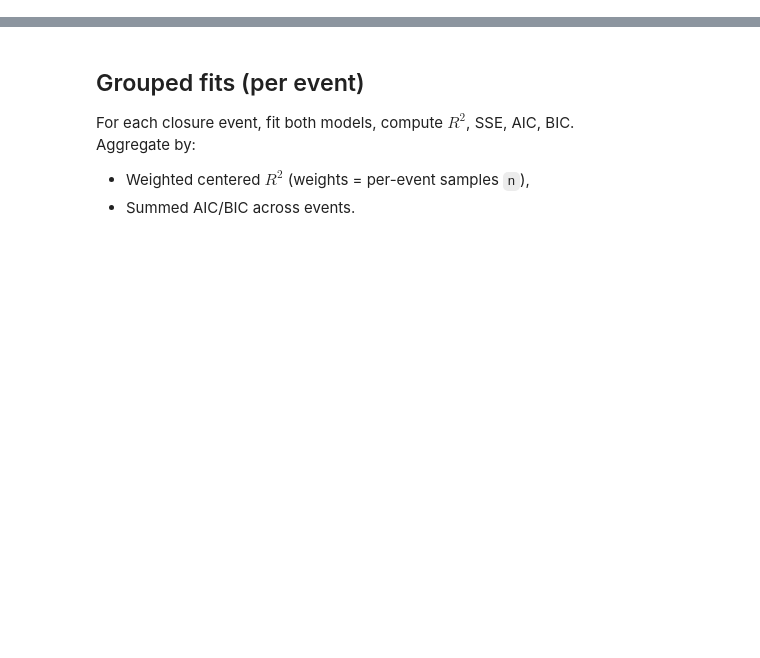
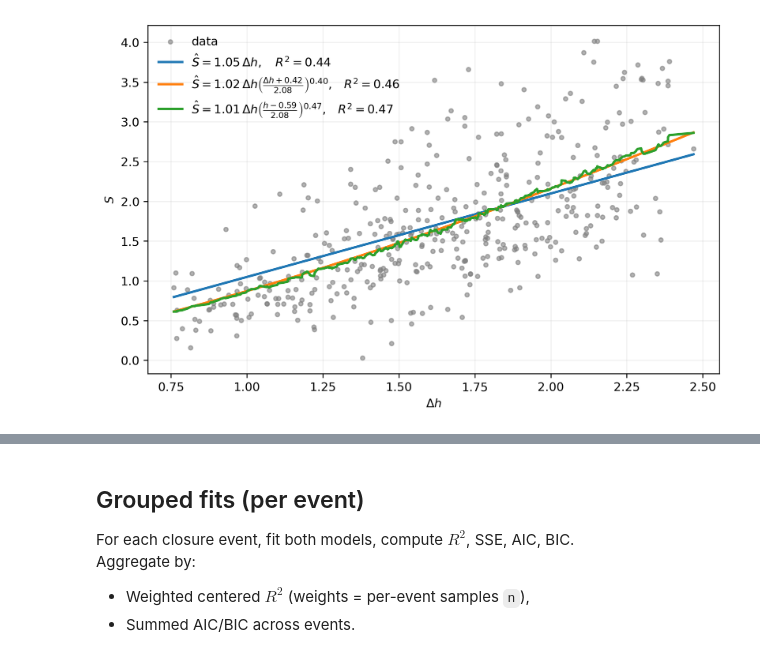
Before and after one commit to octavia-crompton/russian-river-seepage, a Jupyter notebook: notebooks/Seepage_vs_DeltaH_model_fits_updates.ipynb, the cells around one changed output, grey strips where cells are left out. Saved outputs shown, nothing was run; the diff lists cells and outputs as text; code cells hidden in the pictures; blank space fills up the shorter version.

```diff
--- a/notebooks/Seepage_vs_DeltaH_model_fits_updates.ipynb
+++ b/notebooks/Seepage_vs_DeltaH_model_fits_updates.ipynb
@@ -470,0 +829,99 @@ plt.show()
+# %%
+# subset for the panel
+df_sub = df.query("delta_h < 2.5 and delta_h > 0.75")
+
+# data arrays
+x_all = df_sub["delta_h"].to_numpy(float)
+y_all = df_sub["seepage"].to_numpy(float)
+h_all = df_sub["visitor_h"].to_numpy(float)
+
+# sort by Δh for clean lines
+order = np.argsort(x_all)
+xs = x_all[order]
+hs = h_all[order]
+
+# pooled params
+C_lin   = float(pooled_lin["C"])
+C_dh    = float(pooled_dh["C"])
+off_dh  = float(pooled_dh["offset"])
+b_dh    = float(pooled_dh["b"])
+
+C_vis   = float(pooled_vis["C"])
+off_vis = float(pooled_vis["offset"])
+b_vis   = float(pooled_vis["b"])
+
+# predictions
+ys_lin = model_linear(C_lin, xs)
+ys_dh  = model_offset_power_delta_h(C_dh,  off_dh,  b_dh,  xs, delta_h_ref)
+ys_vis = model_offset_power_visitor_h(C_vis, off_vis, b_vis, xs, hs, visitor_h_ref)
+
+# optional smoothing of visitor curve for visualization only
+try:
+    from scipy.signal import savgol_filter
+    w = max(7, int(0.02 * len(xs)) | 1)            # odd window ~2% of length
+    ys_vis_plot = savgol_filter(ys_vis, w, polyorder=2, mode="interp")
+except Exception:
+    ys_vis_plot = ys_vis
+
+# compute centered R2 on the same subset
+r2_lin = r2_centered(y_all, model_linear(C_lin, x_all))
+r2_dh  = r2_centered(y_all, model_offset_power_delta_h(C_dh, off_dh, b_dh, x_all, delta_h_ref))
+r2_vis = r2_centered(y_all, model_offset_power_visitor_h(C_vis, off_vis, b_vis, x_all, h_all, visitor_h_ref))
+
+# helper to format ±offset in LaTeX cleanly
+def fmt_pm(x):
+    s = "+" if x >= 0 else "−"  # use true minus for TeX
+    return s, abs(x)
+
+# labels (TeX-safe, with ± and R2)
+pm_dh,  off_abs_dh  = fmt_pm(off_dh)
+pm_vis, off_abs_vis = fmt_pm(off_vis)
+
+lab_lin = rf"$\hat S = {C_lin:.2f}\,\Delta h, \quad R^2={r2_lin:.2f}$"
+
+# Δh model: ((Δh + offset) / Δh_ref)^b  → write as (Δh ± |off|)/Δh_ref
+lab_dh  = (
+    rf"$\hat S = {C_dh:.2f}\,\Delta h"
+    r"\left(\frac{\Delta h" + f" {pm_dh} " + f"{off_abs_dh:.2f}"
+    + r"}{\Delta h_{\rm ref}}\right)^{"
+    + f"{b_dh:.2f}" + rf"}}, \quad \!R^2={r2_dh:.2f}$"
+)
+
+# visitor model: ((h_est + offset) / h_ref)^b  → write as (h_est ± |off|)/h_ref
+lab_vis = (
+    rf"$\hat S = {C_vis:.2f}\,\Delta h"
+    r"\left(\frac{h_{\rm est}" + f" {pm_vis} "
+    + f"{off_abs_vis:.2f}" + r"}{h_{\rm ref}}\right)^{"
+    + f"{b_vis:.2f}" + rf"}}, \quad \!R^2={r2_vis:.2f}$"
+)
+
+
+lab_dh  = (
+    rf"$\hat S = {C_dh:.2f}\,\Delta h"
+    r"\left(\frac{\Delta h+" + f"{off_dh:.2f}" + r"}{" + f"{(delta_h_ref + off_dh):.2f}"
+    + r"}\right)^{"
+ + f"{b_dh:.2f}" + rf"}}, \quad \!R^2={r2_dh:.2f}$"
+)
+
+lab_vis  = (
+    rf"$\hat S = {C_vis:.2f}\,\Delta h"
+    r"\left(\frac{ h" + f"{off_vis:.2f}" + r"}{" + f"{(visitor_h_ref + off_vis):.2f}"
+    + r"}\right)^{"
+    + f"{b_vis:.2f}" + rf"}}, \quad \!R^2={r2_vis:.2f}$"
+)
+
+# plot
+fig, ax = plt.subplots(figsize=(7.5, 4.8))
+ax.scatter(x_all, y_all, s=12, c="0.5", alpha=0.6, label="data")
+ax.plot(xs, ys_lin, lw=2, label=lab_lin)
+ax.plot(xs, ys_dh,  lw=2, label=lab_dh)
+ax.plot(xs, ys_vis_plot, lw=2, label=lab_vis)
+
+ax.set_xlabel(r"$\Delta h$")
+ax.set_ylabel(r"$S$")
+ax.legend(frameon=False, loc="upper left")
+ax.grid(alpha=0.2)
+plt.tight_layout()
+plt.show()
+# %% [output]
+[figure, added]
```
Also changed, not shown: parts of 36 cells of this notebook, 23 other files.
